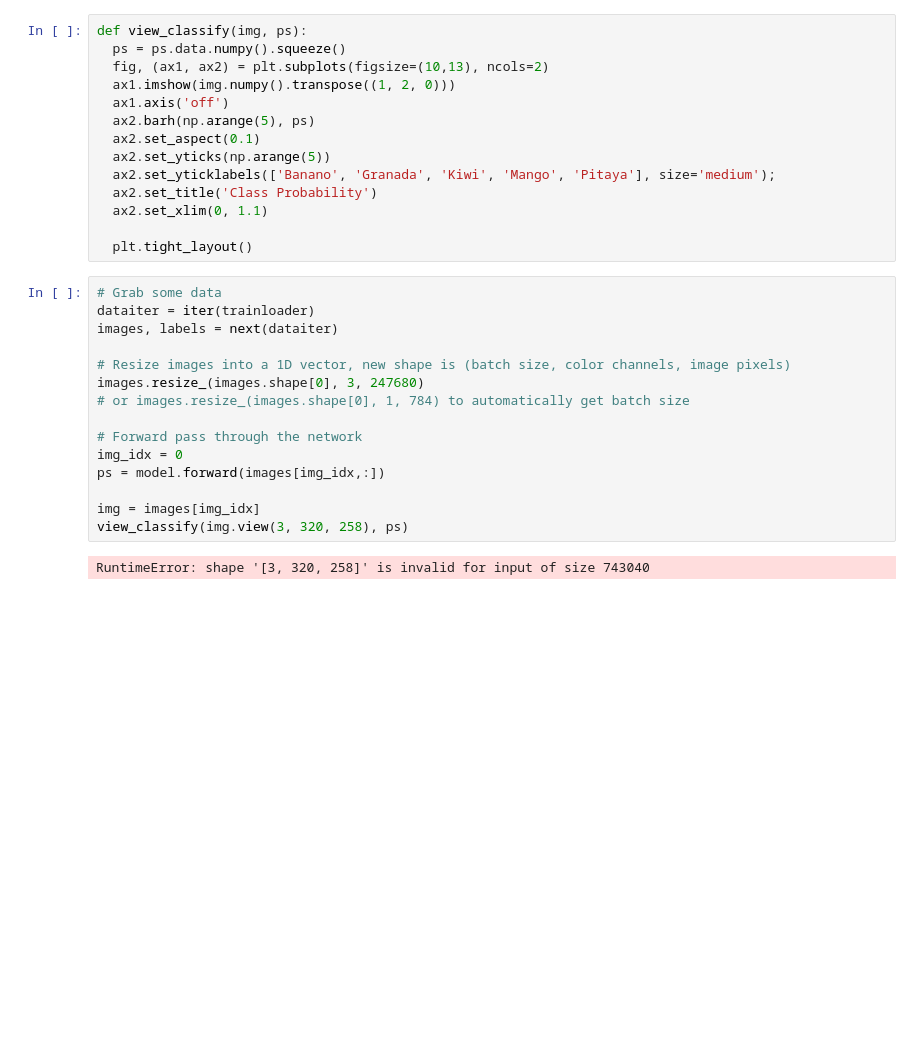
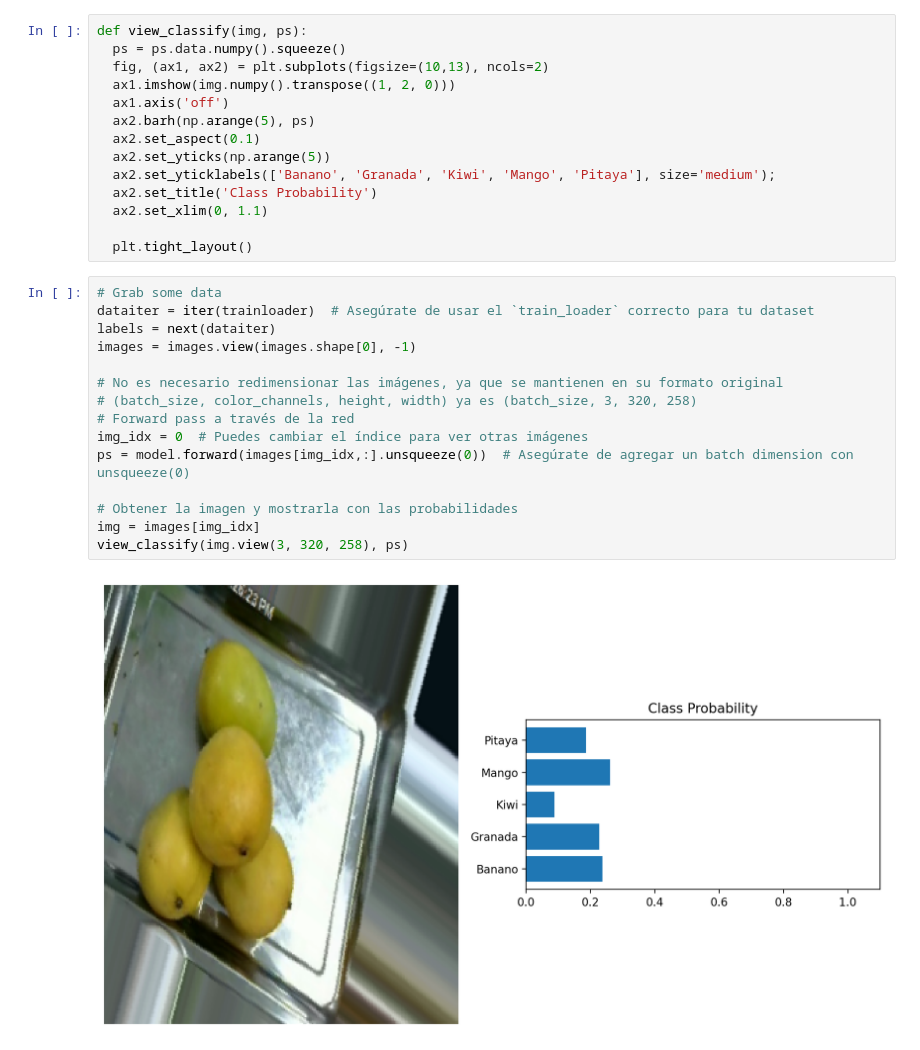
Before and after one commit to AngieJoya99/ProyectoSimulacion, a Jupyter notebook: PruebaImagenes.ipynb, the cells around one changed output. Drawn from its saved outputs; the diff is of its cells as text; blank space fills up the shorter version.

```diff
--- a/PruebaImagenes.ipynb
+++ b/PruebaImagenes.ipynb
@@ -227,20 +227,20 @@ def view_classify(img, ps):
   ax2.set_xlim(0, 1.1)
 
   plt.tight_layout()
-# %%
-# Grab some data
-dataiter = iter(trainloader)
-images, labels = next(dataiter)
-
-# Resize images into a 1D vector, new shape is (batch size, color channels, image pixels)
-images.resize_(images.shape[0], 3, 247680)
-# or images.resize_(images.shape[0], 1, 784) to automatically get batch size
-
-# Forward pass through the network
-img_idx = 0
-ps = model.forward(images[img_idx,:])
-
-img = images[img_idx]
-view_classify(img.view(3, 320, 258), ps)
-# %% [output]
-RuntimeError: shape '[3, 320, 258]' is invalid for input of size 743040
+# %%
+# Grab some data
+dataiter = iter(trainloader)  # Asegúrate de usar el `train_loader` correcto para tu dataset
+labels = next(dataiter)
+images = images.view(images.shape[0], -1)
+
+# No es necesario redimensionar las imágenes, ya que se mantienen en su formato original
+# (batch_size, color_channels, height, width) ya es (batch_size, 3, 320, 258)
+# Forward pass a través de la red
+img_idx = 0  # Puedes cambiar el índice para ver otras imágenes
+ps = model.forward(images[img_idx,:].unsqueeze(0))  # Asegúrate de agregar un batch dimension con unsqueeze(0)
+
+# Obtener la imagen y mostrarla con las probabilidades
+img = images[img_idx]
+view_classify(img.view(3, 320, 258), ps)
+# %% [output]
+[figure, added]
```
Also changed, not shown: parts of 7 cells of this notebook.
